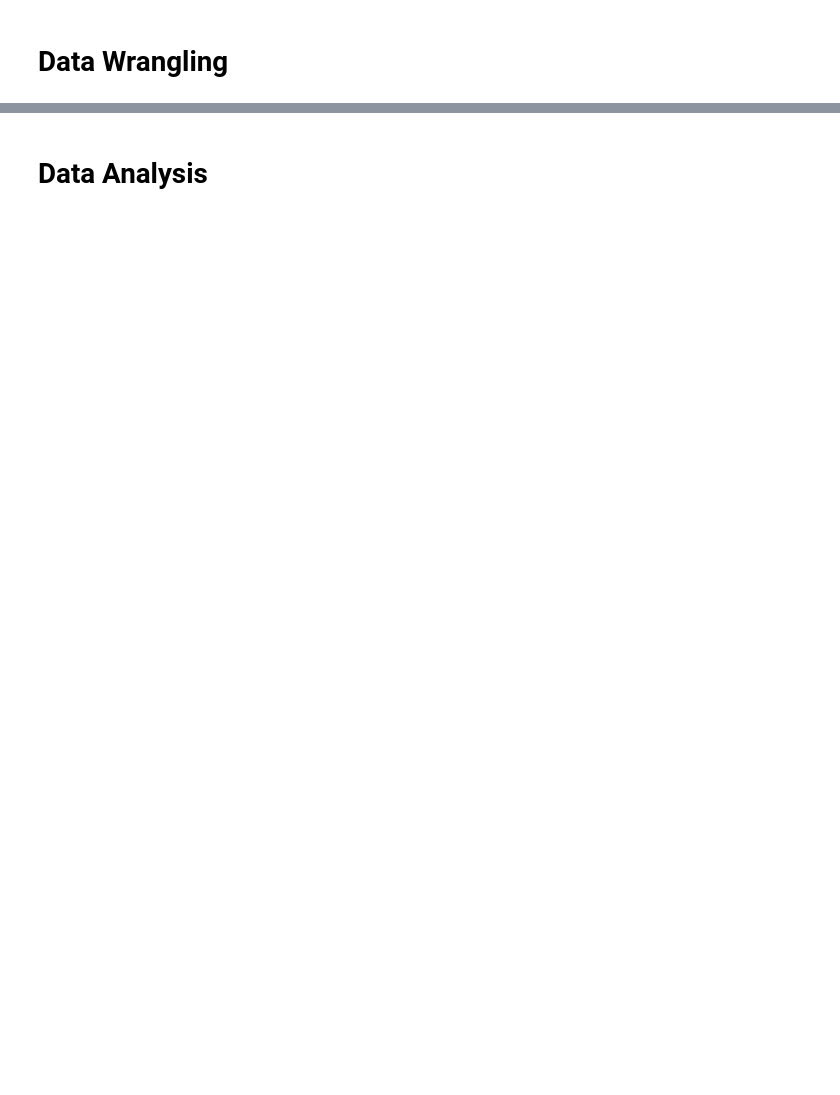
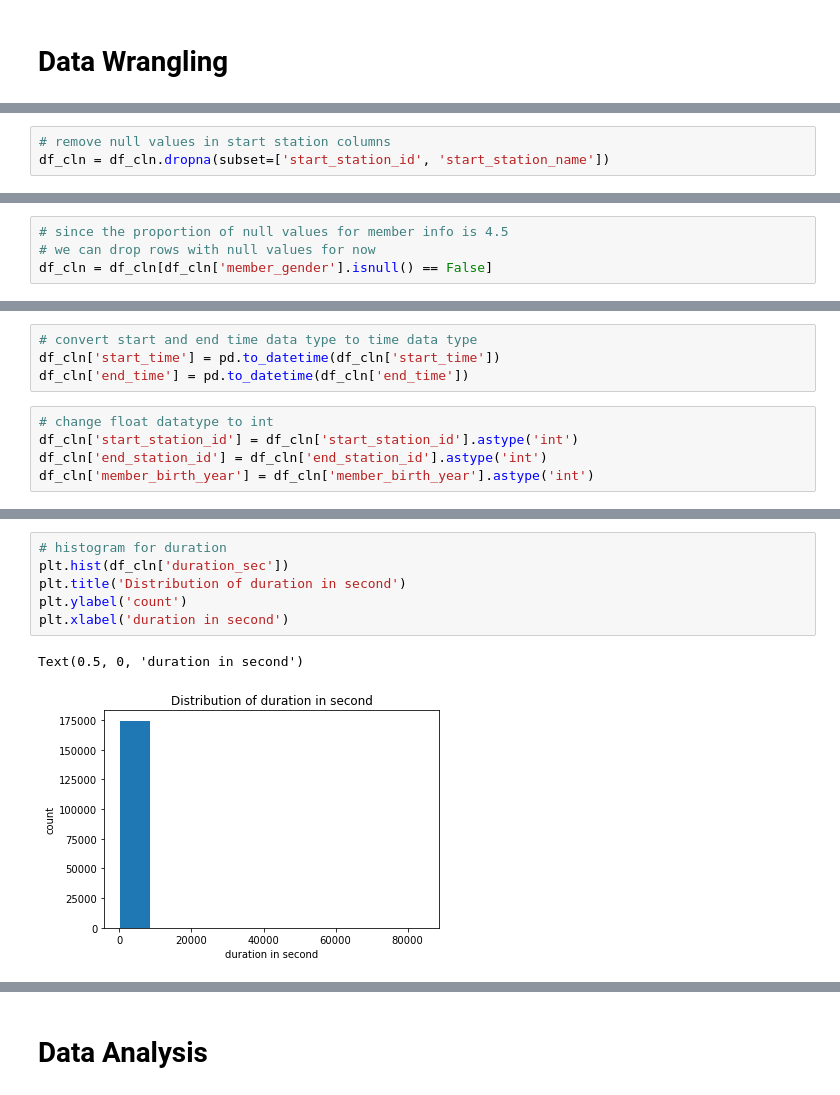
Before and after one commit to primalusiana/flight-delay-analysis, a Jupyter notebook: fordgobike_analysis.ipynb, the cells around one changed output, grey strips where cells are left out. Drawn from its saved outputs; the diff is of its cells as text; blank space fills up the shorter version.

```diff
--- a/fordgobike_analysis.ipynb
+++ b/fordgobike_analysis.ipynb
@@ -24,0 +58,3 @@ df_fl.head()
+# %%
+# remove null values in start station columns
+df_cln = df_cln.dropna(subset=['start_station_id', 'start_station_name'])
@@ -25 +66,5 @@ df_fl.head()
+# %%
+# since the proportion of null values for member info is 4.5
+# we can drop rows with null values for now
+df_cln = df_cln[df_cln['member_gender'].isnull() == False]
 # %%
@@ -98,0 +90,9 @@ None
+# %%
+# convert start and end time data type to time data type
+df_cln['start_time'] = pd.to_datetime(df_cln['start_time'])
+df_cln['end_time'] = pd.to_datetime(df_cln['end_time'])
+# %%
+# change float datatype to int
+df_cln['start_station_id'] = df_cln['start_station_id'].astype('int')
+df_cln['end_station_id'] = df_cln['end_station_id'].astype('int')
+df_cln['member_birth_year'] = df_cln['member_birth_year'].astype('int')
@@ -98,0 +163,9 @@ None
+# %%
+# histogram for duration
+plt.hist(df_cln['duration_sec'])
+plt.title('Distribution of duration in second')
+plt.ylabel('count')
+plt.xlabel('duration in second')
+# %% [output]
+Text(0.5, 0, 'duration in second')
+[figure, added]
```
Also changed, not shown: parts of 71 cells of this notebook, 3 other files.
